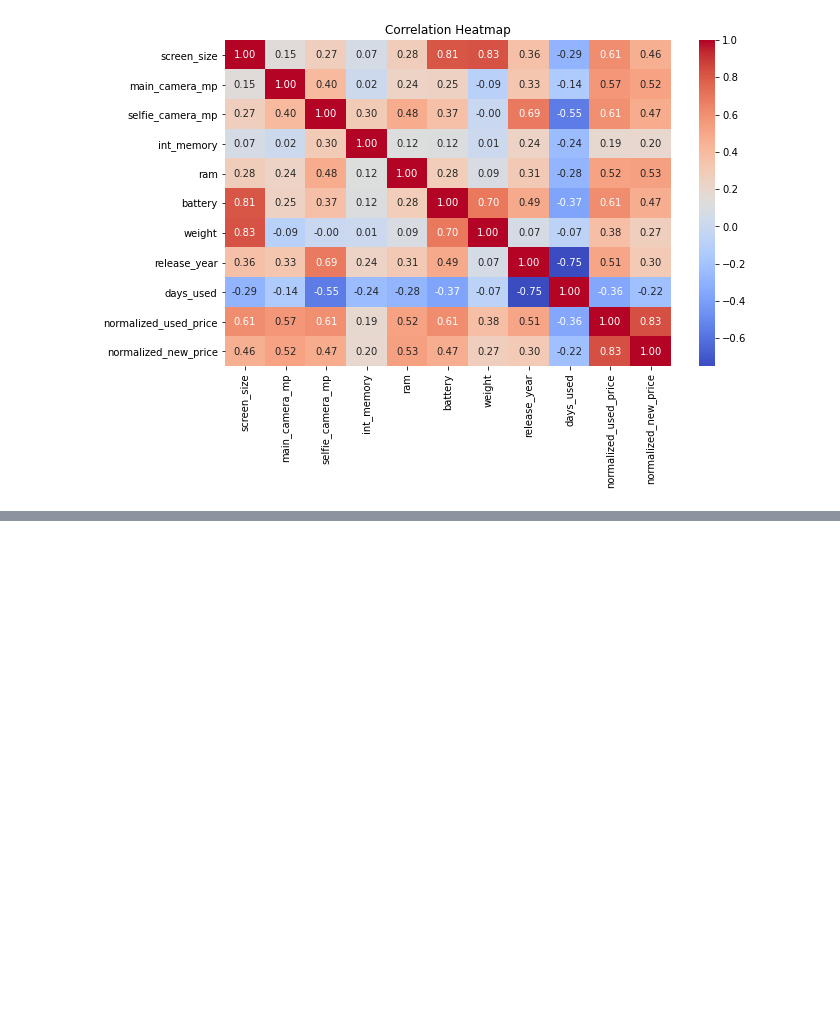
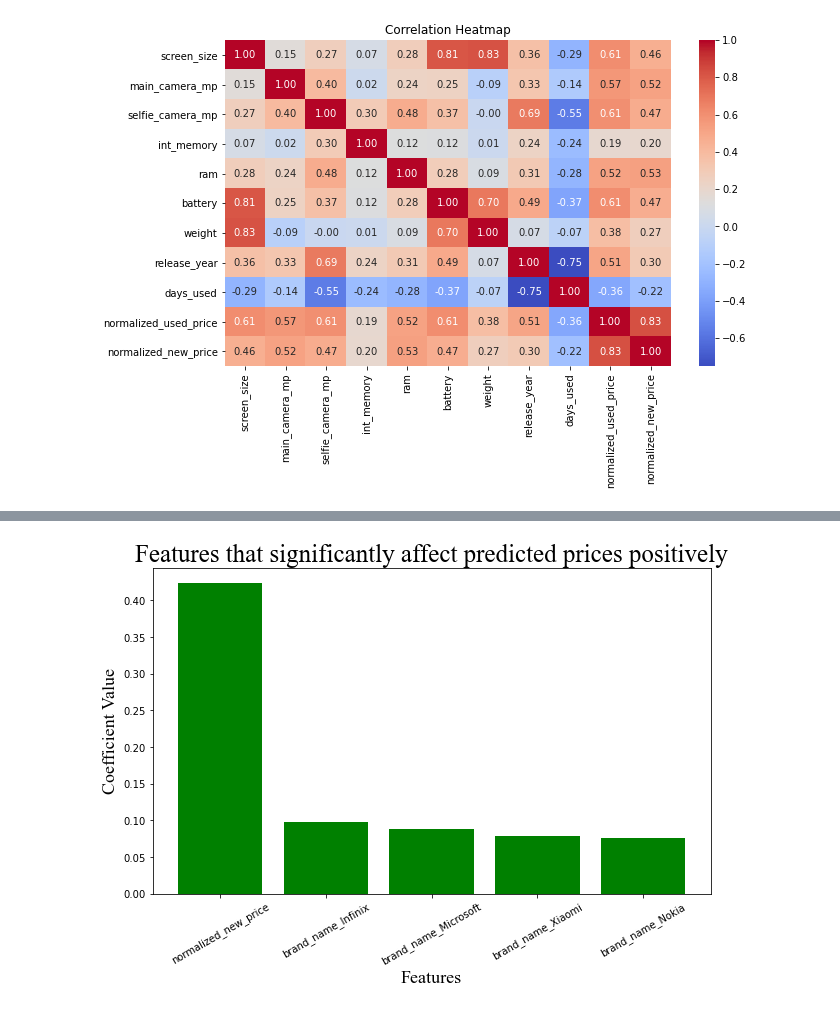
Before and after one commit to Eniola-Hannah/Used-device-price-prediction, a Jupyter notebook: Analysis_and_prediction.ipynb, the cells around one changed output, grey strips where cells are left out. Drawn from its saved outputs; the diff is of its cells as text; code cells hidden in the pictures; blank space fills up the shorter version.

```diff
--- a/Analysis_and_prediction.ipynb
+++ b/Analysis_and_prediction.ipynb
@@ -269,0 +283,3 @@ print(mse)
+# %%
+coeffs = pd.Series(model.coef_, index=X.columns).sort_values(ascending=False)
+coeffs[:10]
@@ -269,0 +298,14 @@ print(mse)
+# %%
+plt.figure(figsize=[10, 6])
+
+cp = coeffs.sort_values(ascending=False)[:5]
+plt.bar(cp.index, cp.values, color='green')
+
+plt.title('Features that significantly influence predicted prices positively', fontname='Times New Roman', fontsize=25)
+plt.xlabel("Features", fontname='Times New Roman', fontsize=18)
+plt.ylabel("Coefficient Value", fontname='Times New Roman', fontsize=18)
+plt.xticks(rotation=30)
+
+plt.show()
+# %% [output]
+[figure, added]
```
Also changed, not shown: parts of 26 cells of this notebook.
